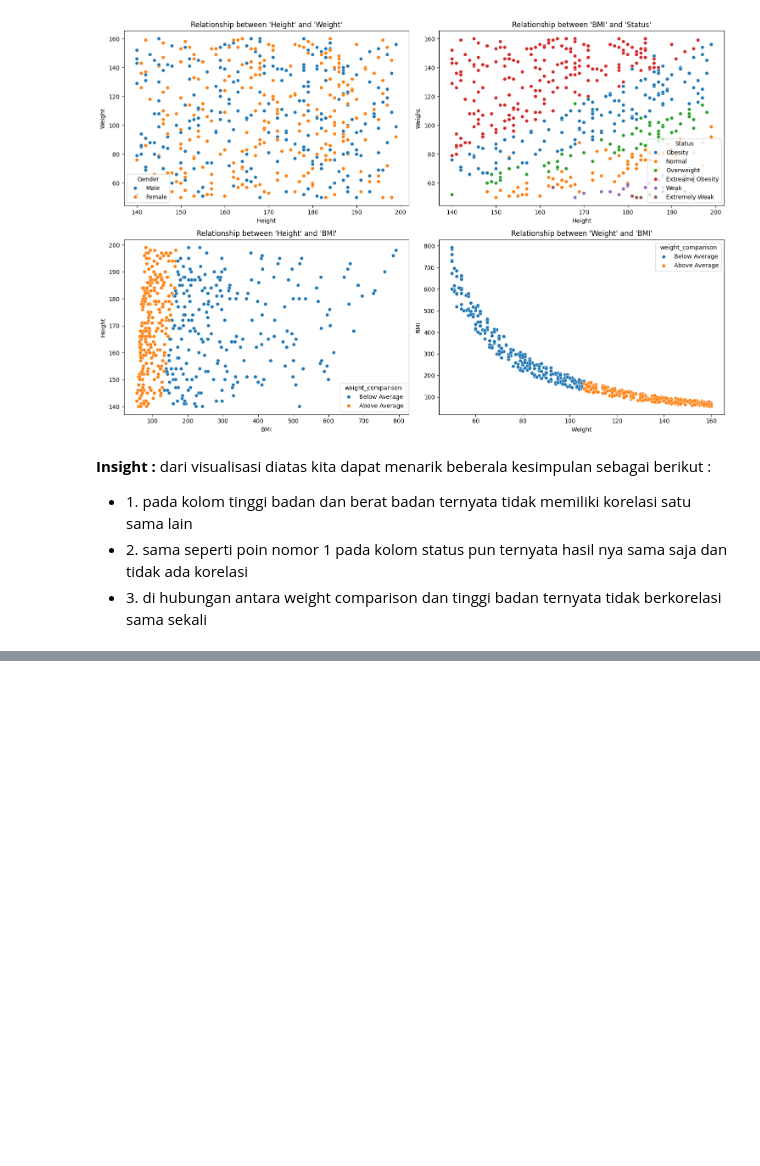
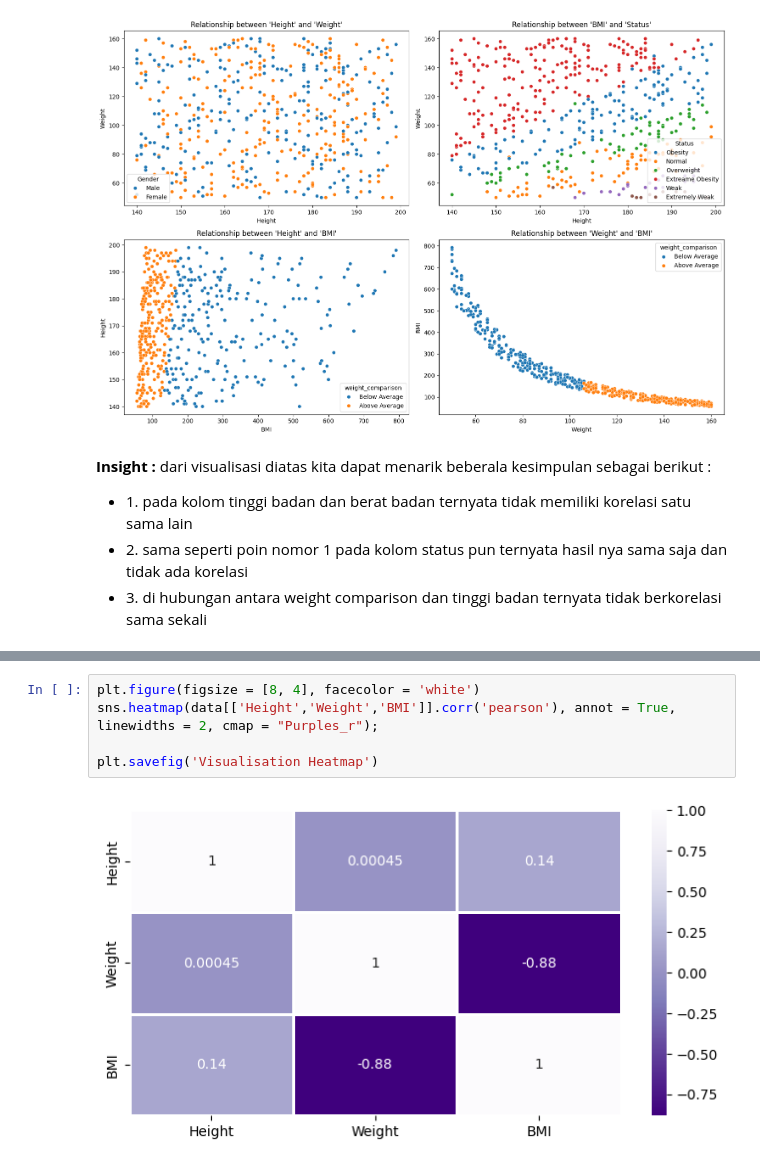
Before and after one commit to BlackBox-Ops/ML-BMI-Predict-, a Jupyter notebook: Notebook/exploratory_analysis.ipynb, the cells around one changed output, grey strips where cells are left out. Cells and saved outputs as stored; diff of their text form; blank space fills up the shorter version.

```diff
--- a/Notebook/exploratory_analysis.ipynb
+++ b/Notebook/exploratory_analysis.ipynb
@@ -853,0 +862,7 @@ dari visualisasi diatas kita dapat menarik beberala kesimpulan sebagai berikut :
+# %%
+plt.figure(figsize = [8, 4], facecolor = 'white')
+sns.heatmap(data[['Height','Weight','BMI']].corr('pearson'), annot = True, linewidths = 2, cmap = "Purples_r");
+
+plt.savefig('Visualisation Heatmap')
+# %% [output]
+[figure, added]
```
Also changed, not shown: parts of 15 cells of this notebook, 5 other files.
